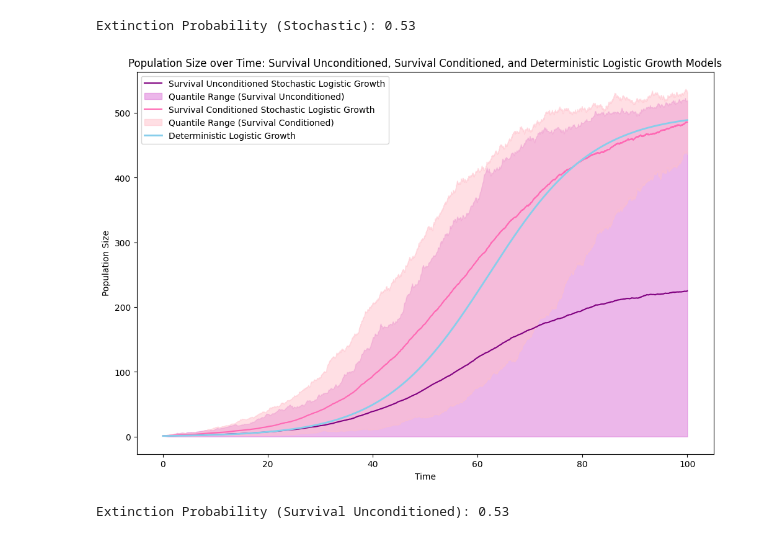
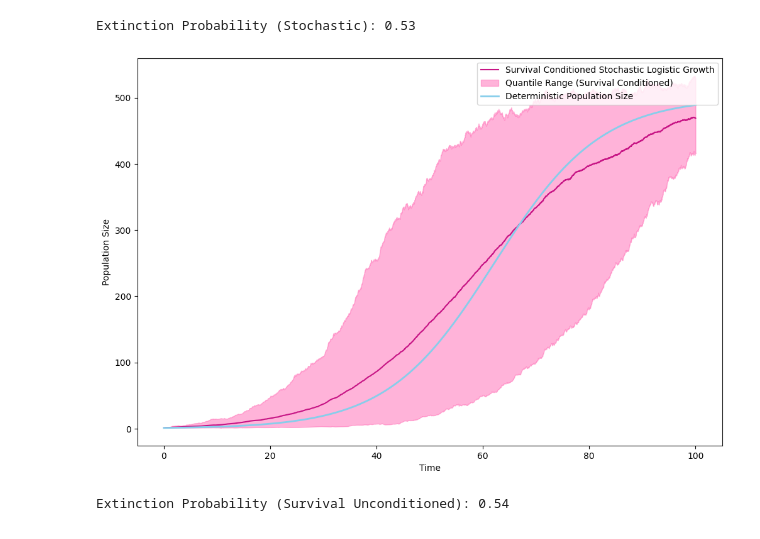
Before and after one commit to isabellac865/population_growth_models, a Jupyter notebook: 4_comparisons/6_survival_conditioned_stochastic_logistic_comparison.ipynb, the cells around one changed output. Cells and saved outputs as stored; diff of their text form; code cells hidden in the pictures.

Commit message:
plot

```diff
--- a/4_comparisons/6_survival_conditioned_stochastic_logistic_comparison.ipynb
+++ b/4_comparisons/6_survival_conditioned_stochastic_logistic_comparison.ipynb
@@ -479,38 +479,37 @@ def plot_combined_simulations(normal_params, survival_params, deterministic_para
 
     plt.figure(figsize=(12, 8))
 
     # Plot normal simulations
-    plt.plot(avg_time_normal, avg_pop_normal, color='purple', linestyle='-', label='Survival Unconditioned Stochastic Logistic Growth')
-    plt.fill_between(avg_time_normal, lower_quant_normal, upper_quant_normal, color='orchid', alpha=0.5, label='Quantile Range (Survival Unconditioned)')
+    # plt.plot(avg_time_normal, avg_pop_normal, color='purple', linestyle='-', label='Survival Unconditioned Stochastic Logistic Growth')
+    # plt.fill_between(avg_time_normal, lower_quant_normal, upper_quant_normal, color='orchid', alpha=0.5, label='Quantile Range (Survival Unconditioned)')
 
     # Plot survival-conditioned simulations
-    plt.plot(avg_time_survival, avg_pop_survival, color='hotpink', linestyle='-', label='Survival Conditioned Stochastic Logistic Growth')
-    plt.fill_between(avg_time_survival, lower_quant_survival, upper_quant_survival, color='pink', alpha=0.5, label='Quantile Range (Survival Conditioned)')
+    plt.plot(avg_time_survival, avg_pop_survival, color='mediumvioletred', linestyle='-', label='Survival Conditioned Stochastic Logistic Growth')
+    plt.fill_between(avg_time_survival, lower_quant_survival, upper_quant_survival, color='hotpink', alpha=0.5, label='Quantile Range (Survival Conditioned)')
 
     # Plot deterministic simulations
-    plt.plot(t_points, avg_pop_deterministic, color='skyblue', linestyle='-', linewidth=2, label='Deterministic Logistic Growth')
+    plt.plot(t_points, avg_pop_deterministic, color='skyblue', linestyle='-', linewidth=2, label='Deterministic Population Size')
 
     plt.xlabel('Time')
     plt.ylabel('Population Size')
-    plt.title('Population Size over Time: Survival Unconditioned, Survival Conditioned, and Deterministic Logistic Growth Models')
     plt.legend()
     plt.show()
 
     return ext_prob_normal
 
 # Example usage
 params = set_parameters(initial_population=1, birth_rate=0.2, death_rate=0.1)
 
 deterministic_params = {
     'initial_population': 1,
     'growth_rate': 0.1,  # Growth rate (birth rate - death rate)
     'carrying_capacity': 500,
     'max_time': 100
 }
 
 # Plot results and get extinction probability
 extinction_probability = plot_combined_simulations(params, params, deterministic_params, num_simulations=100)
 print(f"Extinction Probability (Survival Unconditioned): {extinction_probability:.2f}")
 # %% [output]
-[figure, old version]
+[figure, new version]
-Extinction Probability (Survival Unconditioned): 0.53
+Extinction Probability (Survival Unconditioned): 0.54
```
